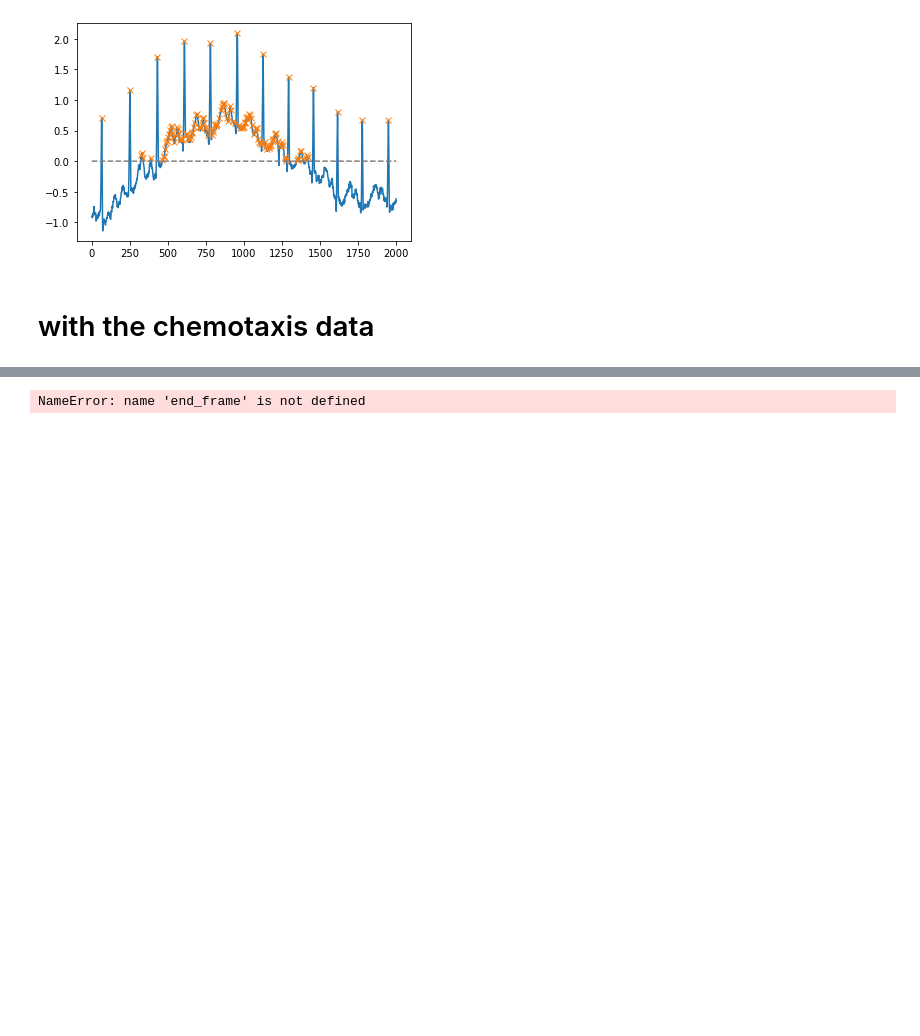
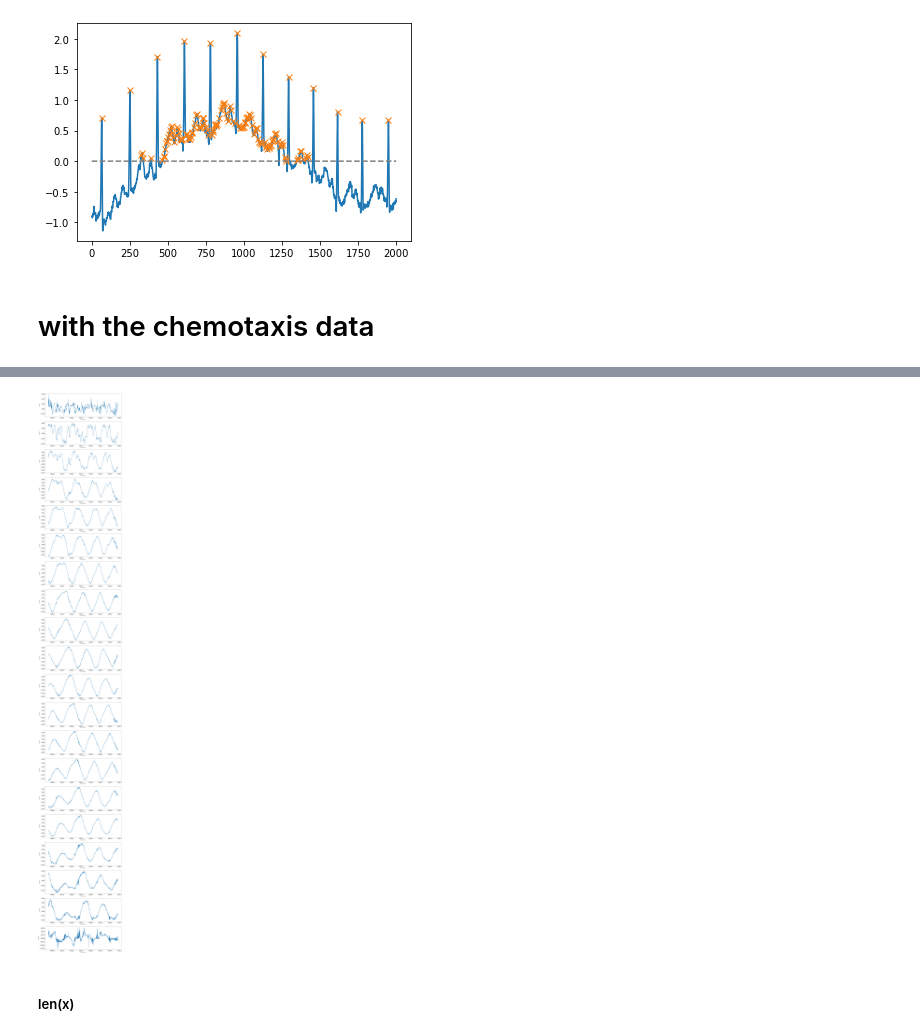
Before and after one commit to leonkontorovich/centerline_behavior_annotation, a Jupyter notebook: centerline/dev/peak_finding.ipynb, the cells around one changed output, grey strips where cells are left out. Drawn from its saved outputs; the diff is of its cells as text; code cells hidden in the pictures; blank space fills up the shorter version.

```diff
--- a/centerline/dev/peak_finding.ipynb
+++ b/centerline/dev/peak_finding.ipynb
@@ -67,0 +61,7 @@ def curv_section(K,fps,start_frame,end_frame):
+# %%
+fps=167
+#K['seconds']=np.arange(0, len(K)/fps,1/fps)
+# %%
+K['seconds']=np.arange(0, len(K)/fps,1/fps)
+# %%
+K=K.set_index('seconds')
@@ -74,0 +142,14 @@ NameError: name 'position' is not defined
+# %%
+def segment_averaging(Ks,win):
+    """"
+    returns the mean curvature over a defined number of segments.
+    Parameters:
+    -----------------
+    Ks: array of curavture over multiple segments
+    win: integer, number of segments to be averaged over
+    """
+    Kt_avg=Ks.T
+    Kt_avg=Kt_avg.groupby(np.arange(len(Kt_avg))//win).mean()
+    print('number of rows and columns:'+str(Kt_avg.shape))
+    Kt_avg=Kt_avg.T
+    return(Kt_avg)
@@ -80,3 +182,22 @@ NameError: name 'Ks' is not defined
+# %%
+fontsize=20
+x=np.arange(199)
+fig, ax = plt.subplots(figsize = (20,150), dpi=100,ncols=1,nrows=20)
+for idx, segment in enumerate(K_avg):
+    y=K_avg.iloc[0:len(K_avg), segment]
+    ax[idx].plot(y)
+    ax[idx].set_ylabel('Amplitude')
+    ax[idx].set_xlabel('time (seconds)')
+    ax[idx].tick_params(axis="y", labelsize=fontsize)
+    ax[idx].tick_params(axis="x", labelsize=fontsize)
+
+
+
+plt.subplots_adjust(left=None, bottom=None, right=None, top=None, wspace=0.05, hspace=0.2)
+# %% [output]
+[figure, added]
+# %% [markdown]
+##### len(x)
 # %%
 def plot_peaks(K,fps,start_frame,end_frame):
     for idx, segment in enumerate(K):
@@ -99,7 +222,3 @@ def plot_peaks(K,fps,start_frame,end_frame):
         if idx==0: plt.title('Segment '+str(idx)+'-'+str(win))
         plt.xlabel('Time (s)')
         plt.ylabel('Signal Amplitude (a.u)')
-# %%
-x=np.arange(0,(end_frame-start_frame)/fps,1/fps)
-# %% [output]
-NameError: name 'end_frame' is not defined
```
Also changed, not shown: parts of 22 cells of this notebook.
